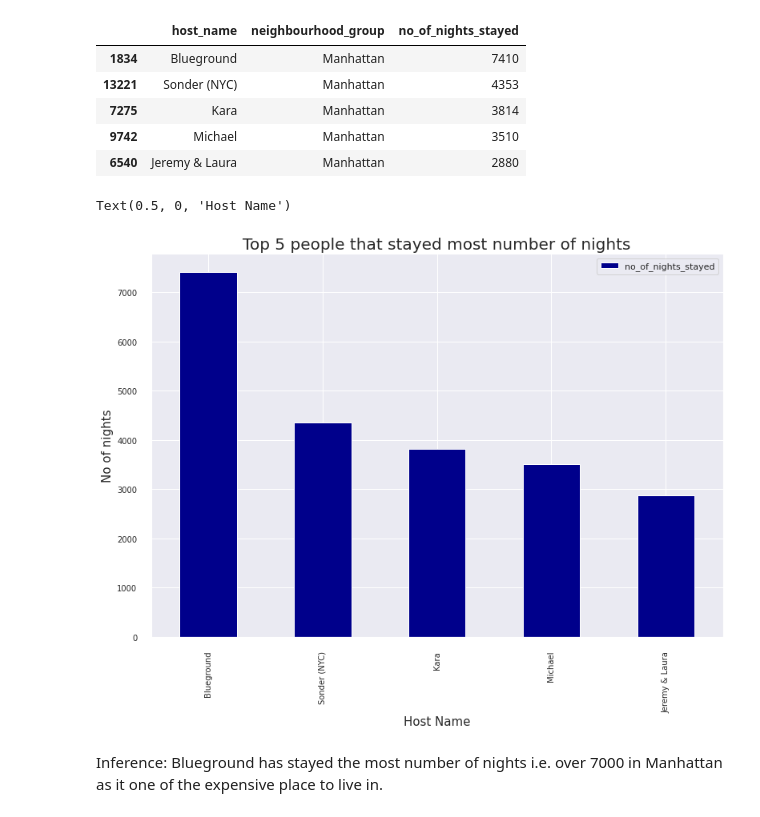
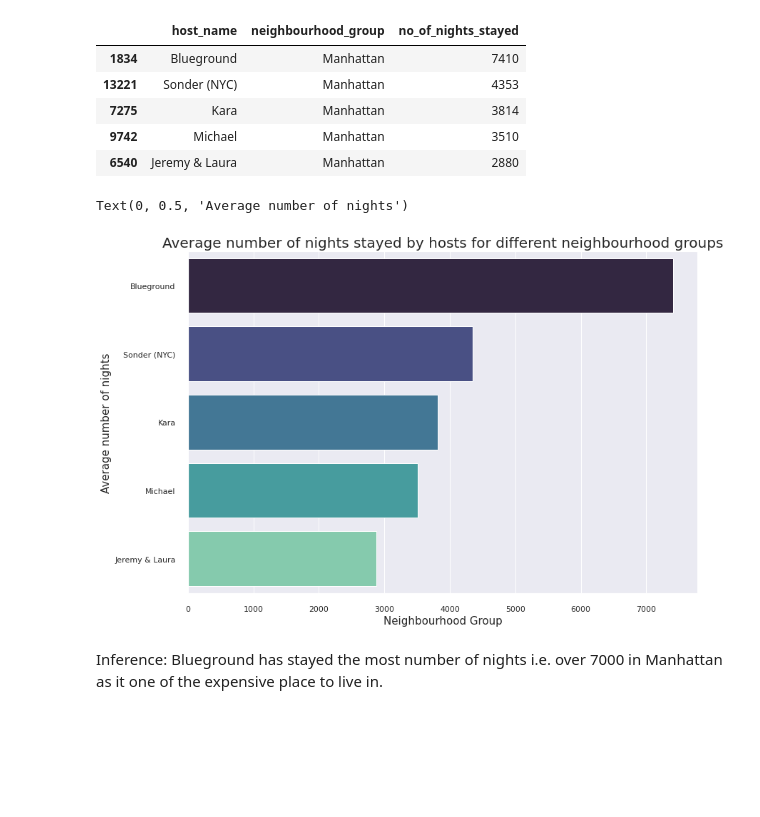
Before and after one commit to codeboy47/airbnb-booking-analysis, a Jupyter notebook: Akshit_Singh_Notebook.ipynb, the cells around one changed output. Cells and saved outputs as stored; diff of their text form; code cells hidden in the pictures; blank space fills up the shorter version.

```diff
--- a/Akshit_Singh_Notebook.ipynb
+++ b/Akshit_Singh_Notebook.ipynb
@@ -272,20 +299,20 @@ host_reviews_per_month
 | 7275 | Kara | Manhattan | 3814 |
 | 9742 | Michael | Manhattan | 3510 |
 | 6540 | Jeremy & Laura | Manhattan | 2880 |
-# %%
-# setting aesthetics for creating a bar chart
-graph = host_reviews_per_month[['host_name', 'no_of_nights_stayed']].set_index('host_name').plot.bar(
-    linewidth = 1,
-    color = 'darkblue',
-    linestyle = 'solid',
-    fontsize = 10
-)
-graph.set_title('Top 5 people that stayed most number of nights', fontsize = 20)
-graph.set_ylabel('No of nights', fontsize = 15)
-graph.set_xlabel('Host Name', fontsize = 15)
-# %% [output]
-Text(0.5, 0, 'Host Name')
-[figure, removed]
+# %%
+sns.barplot(
+    y = 'host_name',
+    x = 'no_of_nights_stayed',
+    data = host_reviews_per_month,
+    palette = ('mako'),
+    orient = 'horizontal'
+)
+plt.title('Average number of nights stayed by hosts for different neighbourhood groups', fontsize = 20)
+plt.xlabel('Neighbourhood Group', fontsize = 15)
+plt.ylabel('Average number of nights', fontsize = 15)
+# %% [output]
+Text(0, 0.5, 'Average number of nights')
+[figure, added]
 # %% [markdown]
 Inference:
 Blueground has stayed the most number of nights i.e. over 7000 in Manhattan as it one of the expensive place to live in.
```
Also changed, not shown: parts of 25 cells of this notebook.
